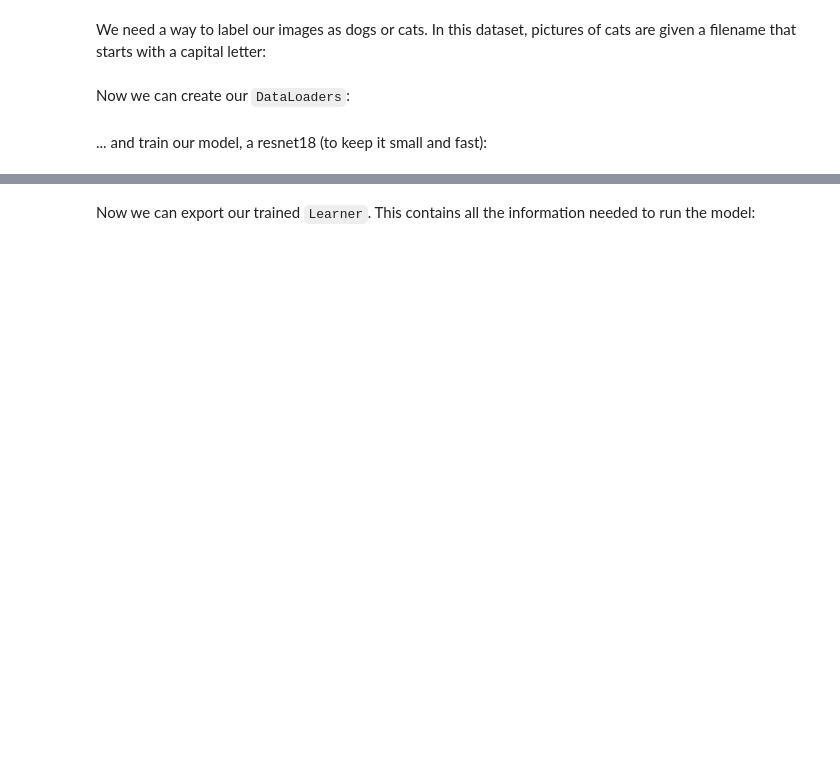
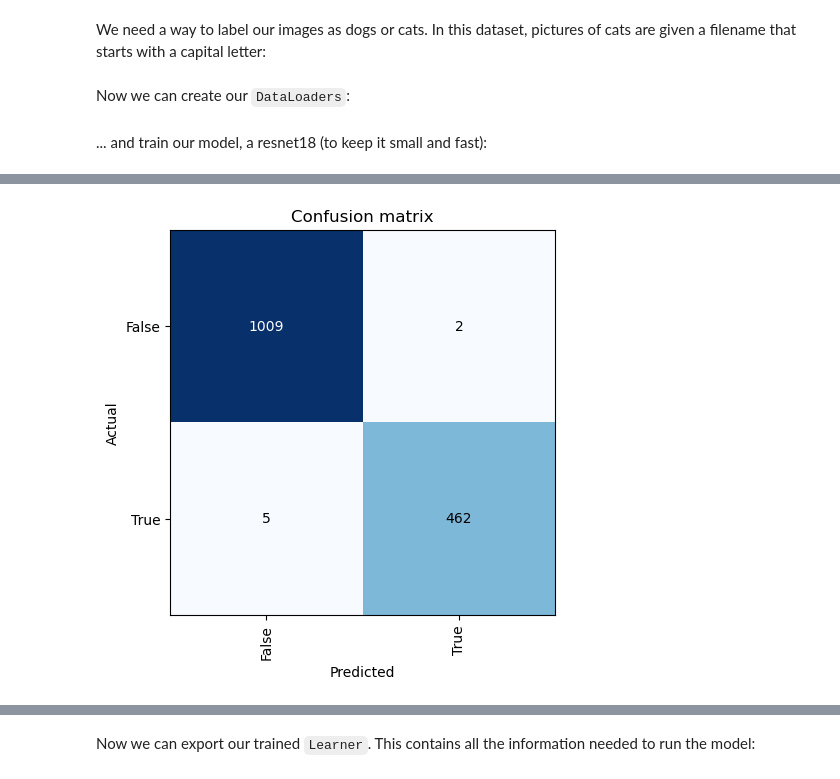
Before and after one commit to ArtemDovbysh91/ml_experiments, a Jupyter notebook: Exp.2 Saving a basic fastai model. Cat vs Dog/Exp.2 Saving a basic fastai model.ipynb, the cells around one changed output, grey strips where cells are left out. Saved outputs shown, nothing was run; the diff lists cells and outputs as text; code cells hidden in the pictures; blank space fills up the shorter version.

```diff
--- a/Exp.2 Saving a basic fastai model. Cat vs Dog/Exp.2 Saving a basic fastai model.ipynb
+++ b/Exp.2 Saving a basic fastai model. Cat vs Dog/Exp.2 Saving a basic fastai model.ipynb
@@ -40,0 +39,4 @@ learn.fine_tune(3)
+# %%
+interp = ClassificationInterpretation.from_learner(learn)
+interp.plot_confusion_matrix()
+# %% [output]
@@ -40,0 +45 @@ learn.fine_tune(3)
+[figure, added]
```
Also changed, not shown: parts of 5 cells of this notebook, 6 other files.
